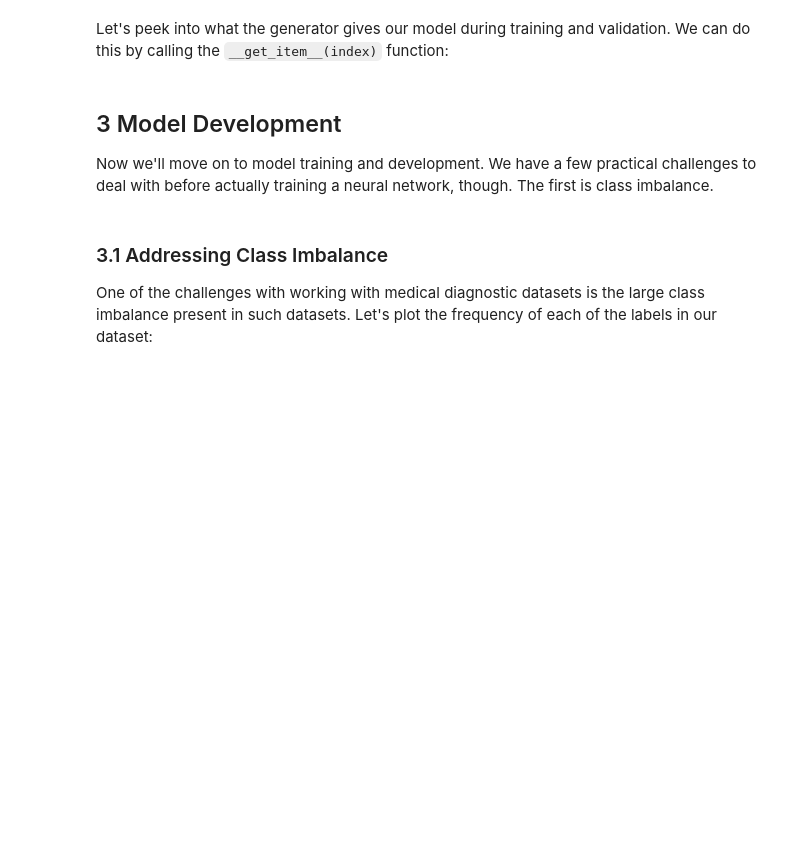
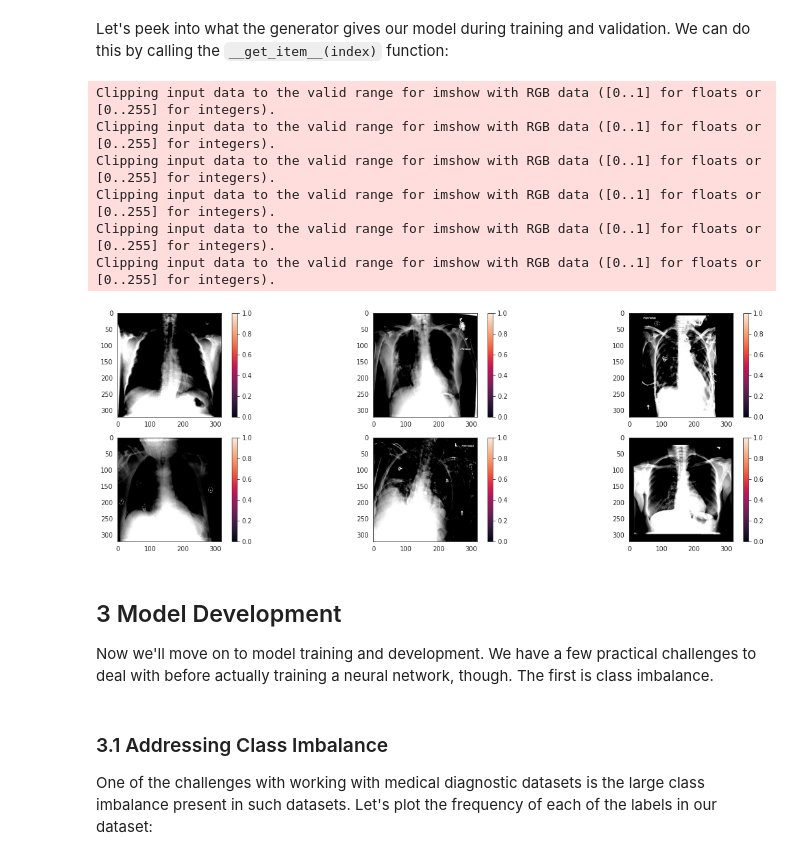
Before and after one commit to hardik0/AI-for-Medicine-Specialization, a Jupyter notebook: AI-for-Medical-Diagnosis/Week-1/Chest_X_Ray_Medical_Diagnosis_with_Deep_Learning_Assignment.ipynb, the cells around one changed output. Saved outputs shown, nothing was run; the diff lists cells and outputs as text; code cells hidden in the pictures; blank space fills up the shorter version.

```diff
--- a/AI-for-Medical-Diagnosis/Week-1/Chest_X_Ray_Medical_Diagnosis_with_Deep_Learning_Assignment.ipynb
+++ b/AI-for-Medical-Diagnosis/Week-1/Chest_X_Ray_Medical_Diagnosis_with_Deep_Learning_Assignment.ipynb
@@ -439,3 +411,25 @@ plt.imshow(x[0]);
+# %%
+# Plot a processed image
+sns.set_style("white")
+plt.figure(figsize=(20,10))
+
+for i in range(6):
+    plt.subplot(3, 3, i + 1)
+    generated_image, label = train_generator.__getitem__(i)
+    plt.imshow(generated_image[i])
+    plt.colorbar()
+#plt.title('Raw Chest X Ray Image')
+#print(f"The dimensions of the image are {generated_image.shape[1]} pixels width and {generated_image.shape[2]} pixels height")
+#print(f"The maximum pixel value is {generated_image.max():.4f} and the minimum is {generated_image.min():.4f}")
+#print(f"The mean value of the pixels is {generated_image.mean():.4f} and the standard deviation is {generated_image.std():.4f}")
+# %% [output]
+Clipping input data to the valid range for imshow with RGB data ([0..1] for floats or [0..255] for integers).
+Clipping input data to the valid range for imshow with RGB data ([0..1] for floats or [0..255] for integers).
+Clipping input data to the valid range for imshow with RGB data ([0..1] for floats or [0..255] for integers).
+Clipping input data to the valid range for imshow with RGB data ([0..1] for floats or [0..255] for integers).
+Clipping input data to the valid range for imshow with RGB data ([0..1] for floats or [0..255] for integers).
+Clipping input data to the valid range for imshow with RGB data ([0..1] for floats or [0..255] for integers).
+[figure, added]
 # %% [markdown]
 <a name='3'></a>
 ## 3 Model Development
```
Also changed, not shown: parts of 13 cells of this notebook.
